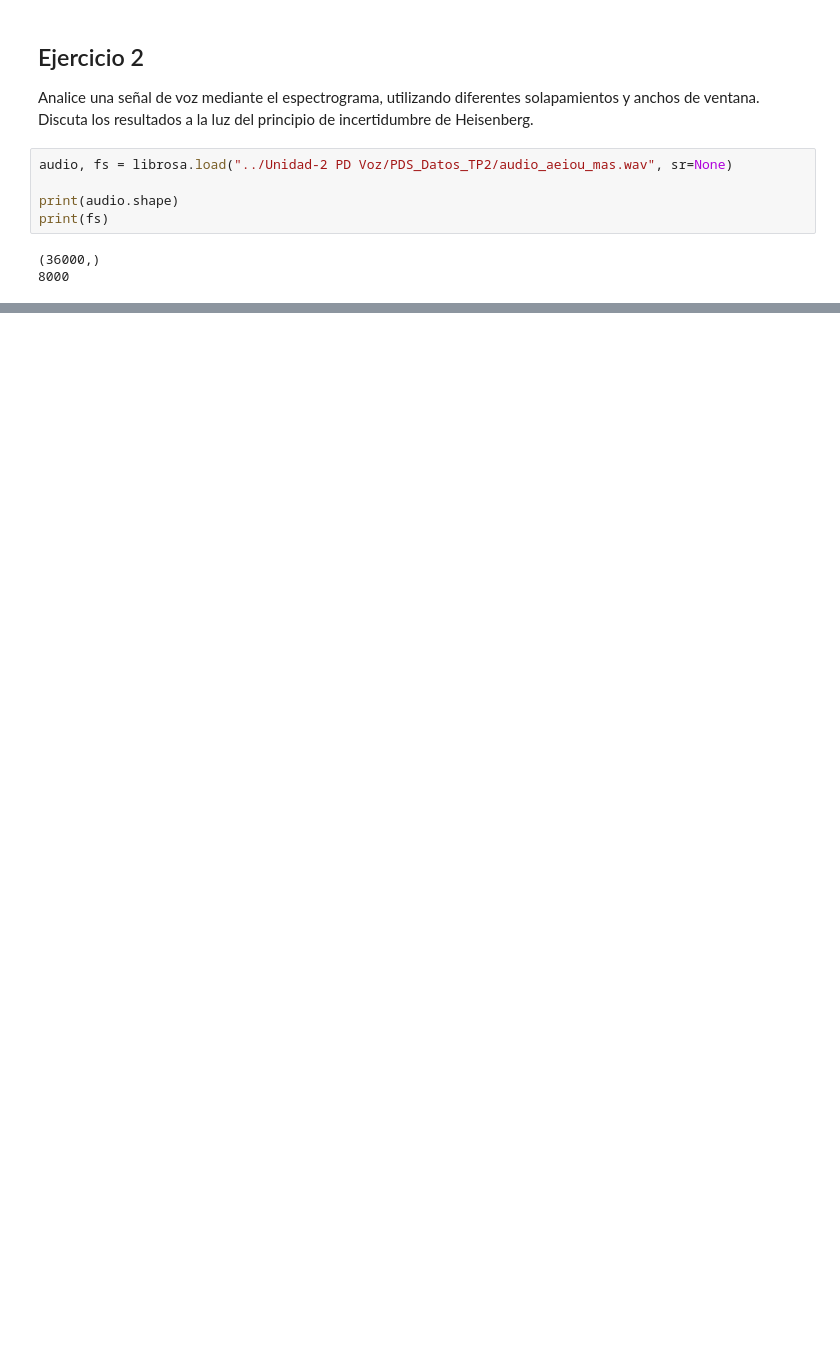
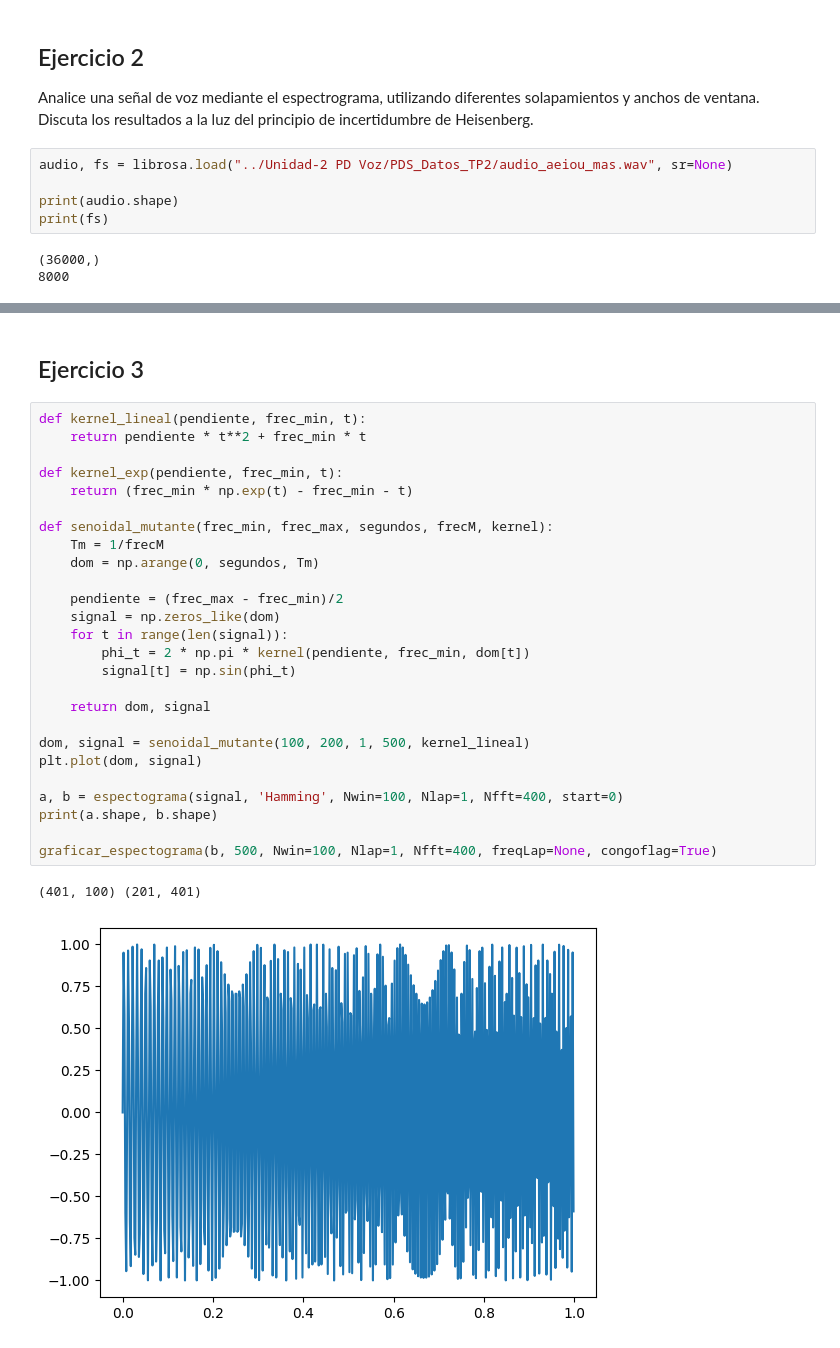
Before and after one commit to DayubMateo/PDS_2026_IIA, a Jupyter notebook: unidad - 6 Wavelet/tiempo_frecuencia.ipynb, the cells around one changed output, grey strips where cells are left out. Cells and saved outputs as stored; diff of their text form; blank space fills up the shorter version.

```diff
--- a/unidad - 6 Wavelet/tiempo_frecuencia.ipynb
+++ b/unidad - 6 Wavelet/tiempo_frecuencia.ipynb
@@ -154,0 +163,31 @@ nwin = 5000, nlap = 100
+# %% [markdown]
+## Ejercicio 3
+# %%
+def kernel_lineal(pendiente, frec_min, t):
+    return pendiente * t**2 + frec_min * t
+
+def kernel_exp(pendiente, frec_min, t):
+    return (frec_min * np.exp(t) - frec_min - t)
+
+def senoidal_mutante(frec_min, frec_max, segundos, frecM, kernel):
+    Tm = 1/frecM
+    dom = np.arange(0, segundos, Tm)
+
+    pendiente = (frec_max - frec_min)/2
+    signal = np.zeros_like(dom)
+    for t in range(len(signal)):
+        phi_t = 2 * np.pi * kernel(pendiente, frec_min, dom[t])
+        signal[t] = np.sin(phi_t)
+
+    return dom, signal
+
+dom, signal = senoidal_mutante(100, 200, 1, 500, kernel_lineal)
+plt.plot(dom, signal)
+
+a, b = espectograma(signal, 'Hamming', Nwin=100, Nlap=1, Nfft=400, start=0)
+print(a.shape, b.shape)
+
+graficar_espectograma(b, 500, Nwin=100, Nlap=1, Nfft=400, freqLap=None, congoflag=True)
+# %% [output]
+(401, 100) (201, 401)
+[figure, added]
```
Also changed, not shown: parts of 11 cells of this notebook, 17 other files.
